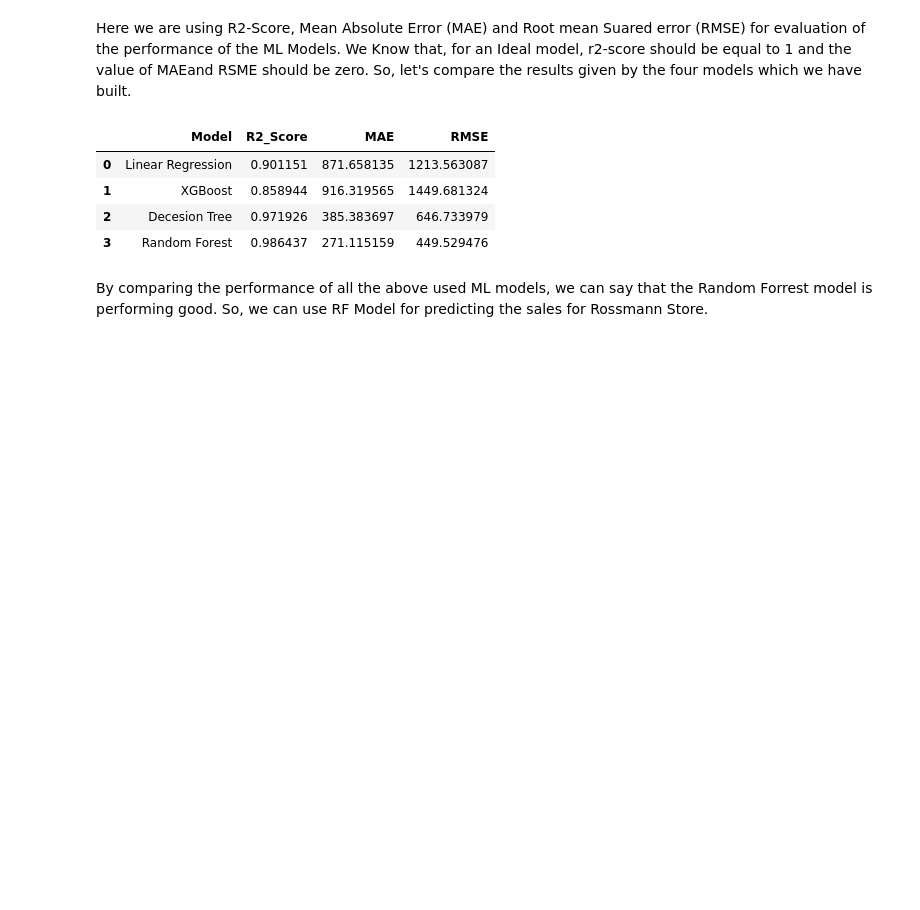
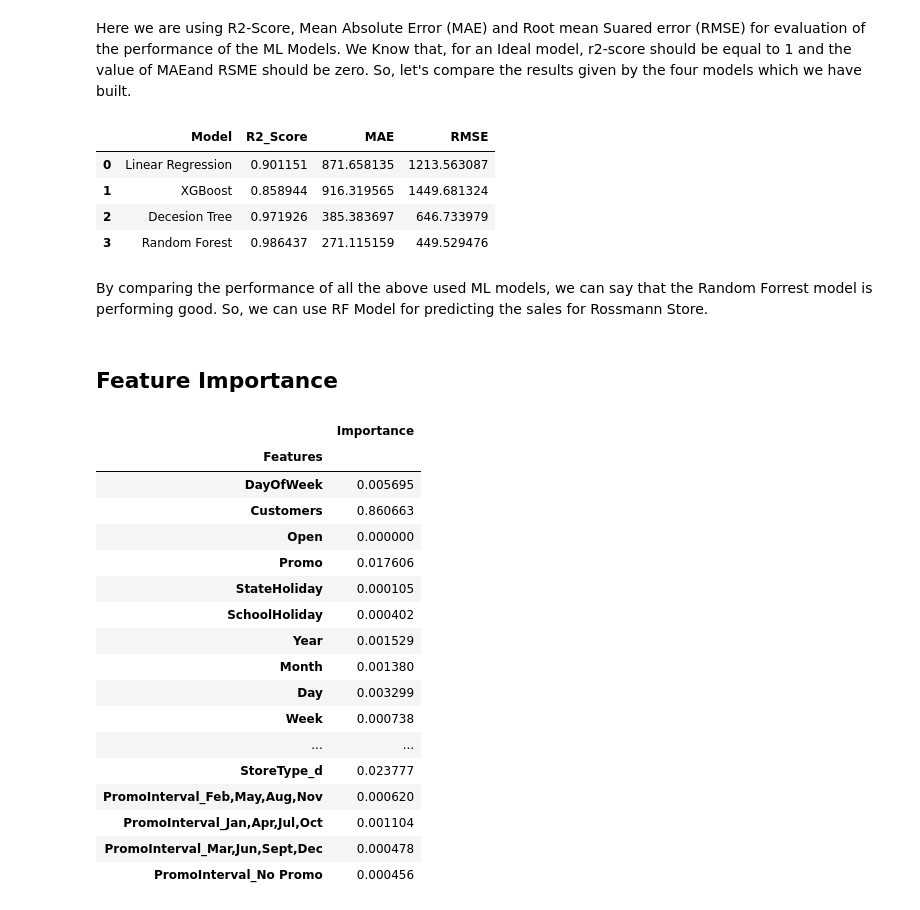
Before and after one commit to rashmi-biswas/ML_Regression_Sales_Prediction, a Jupyter notebook: Rossmann_Sales_Prediction_Capstone_Project.ipynb, the cells around one changed output. Cells and saved outputs as stored; diff of their text form; code cells hidden in the pictures; blank space fills up the shorter version.

```diff
--- a/Rossmann_Sales_Prediction_Capstone_Project.ipynb
+++ b/Rossmann_Sales_Prediction_Capstone_Project.ipynb
@@ -960,3 +960,5 @@ result_df
 # %% [markdown]
 
 By comparing the performance of all the above used ML models, we can say that the Random Forrest model is performing good. So, we can use RF Model for predicting the sales for Rossmann Store.
+# %% [markdown]
+## Feature Importance
@@ -962,0 +968,25 @@ By comparing the performance of all the above used ML models, we can say that th
+# %%
+# Lets make a dataframe consists of features and values
+columns = list(x_train.columns)
+feature_importance_df = pd.DataFrame({'Features':columns, 'Importance':feature_importance})
+feature_importance_df.set_index('Features', inplace=True)
+feature_importance_df
+# %% [output]
+|  | Importance |
+| Features |  |
+| DayOfWeek | 0.005695 |
+| Customers | 0.860663 |
+| Open | 0.000000 |
+| Promo | 0.017606 |
+| StateHoliday | 0.000105 |
+| SchoolHoliday | 0.000402 |
+| Year | 0.001529 |
+| Month | 0.001380 |
+| Day | 0.003299 |
+| Week | 0.000738 |
+| ... | ... |
+| StoreType_d | 0.023777 |
+| PromoInterval_Feb,May,Aug,Nov | 0.000620 |
+| PromoInterval_Jan,Apr,Jul,Oct | 0.001104 |
+| PromoInterval_Mar,Jun,Sept,Dec | 0.000478 |
+| PromoInterval_No Promo | 0.000456 |
```
Also changed, not shown: parts of 3 cells of this notebook.
